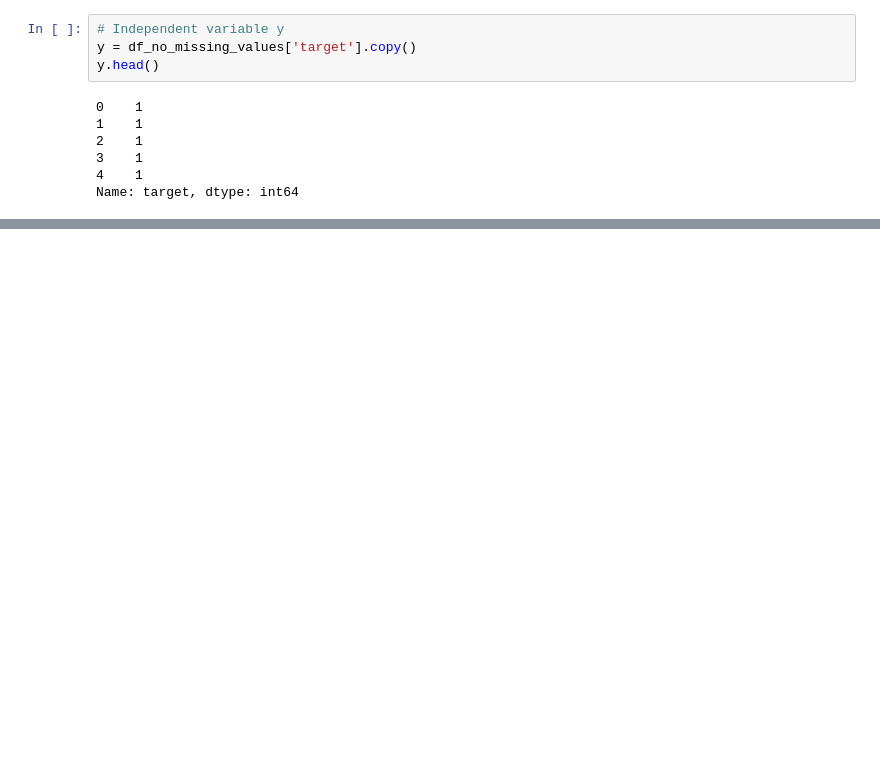
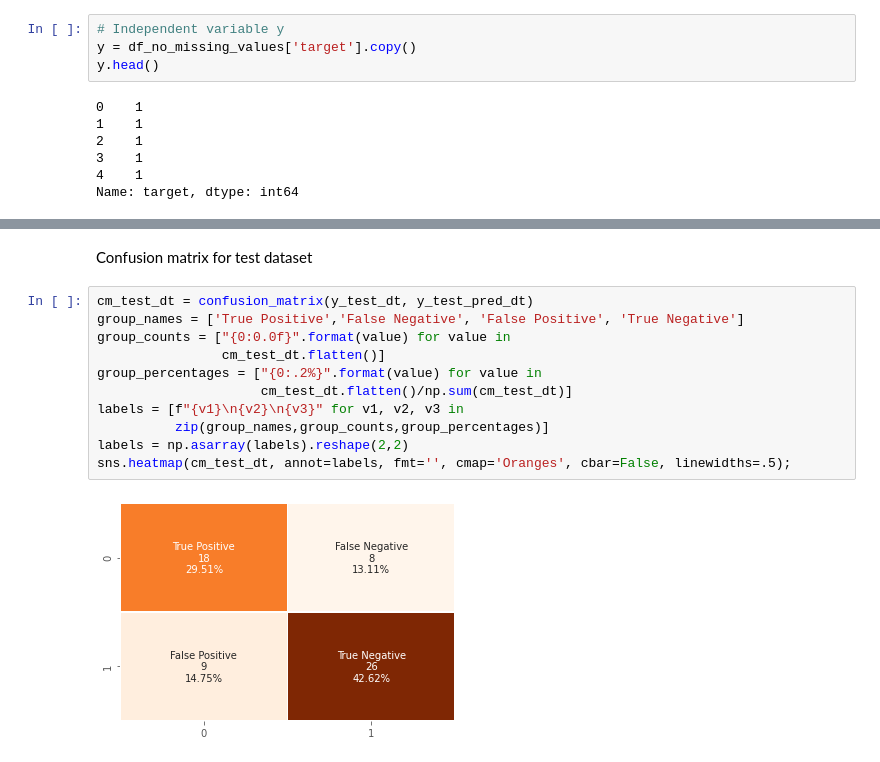
Before and after one commit to ijuanfe/uv-ai_project2, a Jupyter notebook: kaggle-classification-project2.ipynb, the cells around one changed output, grey strips where cells are left out. Saved outputs shown, nothing was run; the diff lists cells and outputs as text; blank space fills up the shorter version.

```diff
--- a/kaggle-classification-project2.ipynb
+++ b/kaggle-classification-project2.ipynb
@@ -295,0 +348,15 @@ X_encoded.head()
+# %% [markdown]
+Confusion matrix for test dataset
+# %%
+cm_test_dt = confusion_matrix(y_test_dt, y_test_pred_dt)
+group_names = ['True Positive','False Negative', 'False Positive', 'True Negative']
+group_counts = ["{0:0.0f}".format(value) for value in
+                cm_test_dt.flatten()]
+group_percentages = ["{0:.2%}".format(value) for value in
+                     cm_test_dt.flatten()/np.sum(cm_test_dt)]
+labels = [f"{v1}\n{v2}\n{v3}" for v1, v2, v3 in
+          zip(group_names,group_counts,group_percentages)]
+labels = np.asarray(labels).reshape(2,2)
+sns.heatmap(cm_test_dt, annot=labels, fmt='', cmap='Oranges', cbar=False, linewidths=.5);
+# %% [output]
+[figure, added]
```
Also changed, not shown: parts of 52 cells of this notebook.
